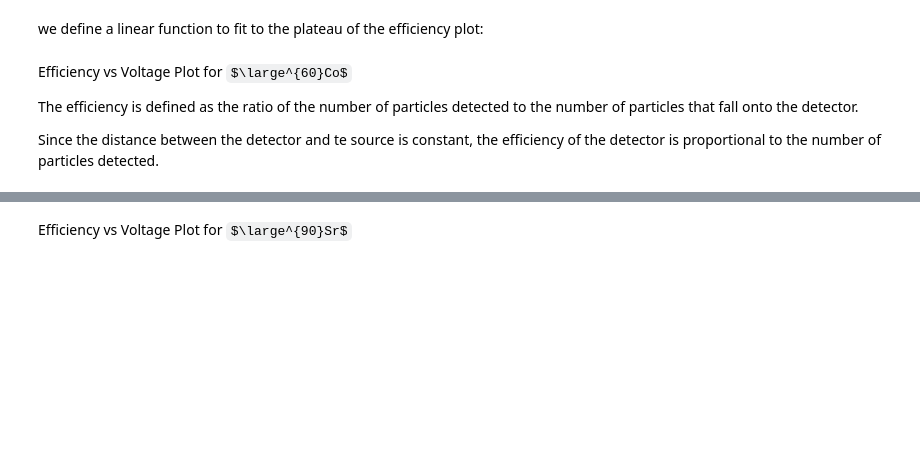
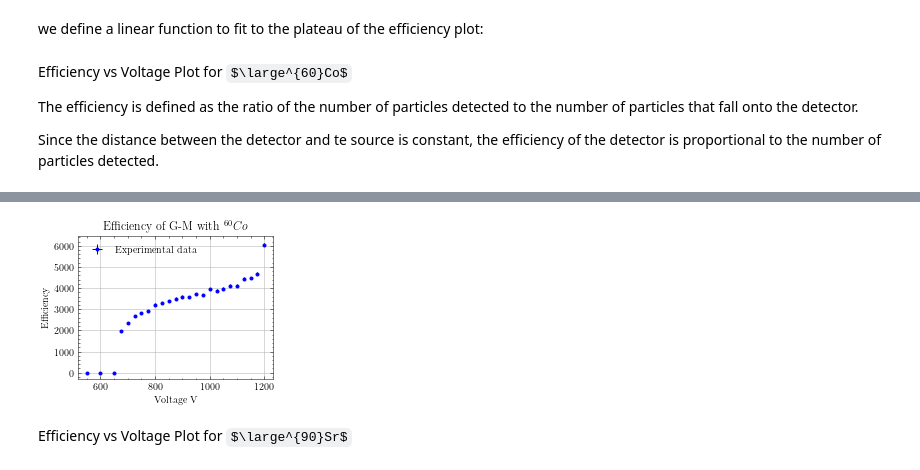
Before and after one commit to GiorgosChr/PHY-322-Analysis, a Jupyter notebook: Exp10/Analysis_Exp10.ipynb, the cells around one changed output, grey strips where cells are left out. Saved outputs shown, nothing was run; the diff lists cells and outputs as text; code cells hidden in the pictures; some formulas as TeX source; blank space fills up the shorter version.

```diff
--- a/Exp10/Analysis_Exp10.ipynb
+++ b/Exp10/Analysis_Exp10.ipynb
@@ -79,3 +73,18 @@ plt.savefig('efficiency_co.png', dpi=500)
+# %%
+
+
+#Plot both the experimental data and the fit function.
+
+plt.errorbar(volts, counts, counts_error, volts*0, 'bo', markersize=3)
+#plt.plot(x, linear(x, *popt), 'r--')
+plt.title('Efficiency of G-M with $^{60}Co$')
+plt.xlabel('Voltage V')
+plt.ylabel('Efficiency')
+plt.grid()
+plt.legend(['Experimental data'])
+plt.savefig('efficiency_co.png', dpi=500)
+# %% [output]
+[figure, added]
 # %% [markdown]
 Efficiency vs Voltage Plot for $\large^{90}Sr$
 # %%
```
Also changed, not shown: parts of 5 cells of this notebook, 6 other files.
